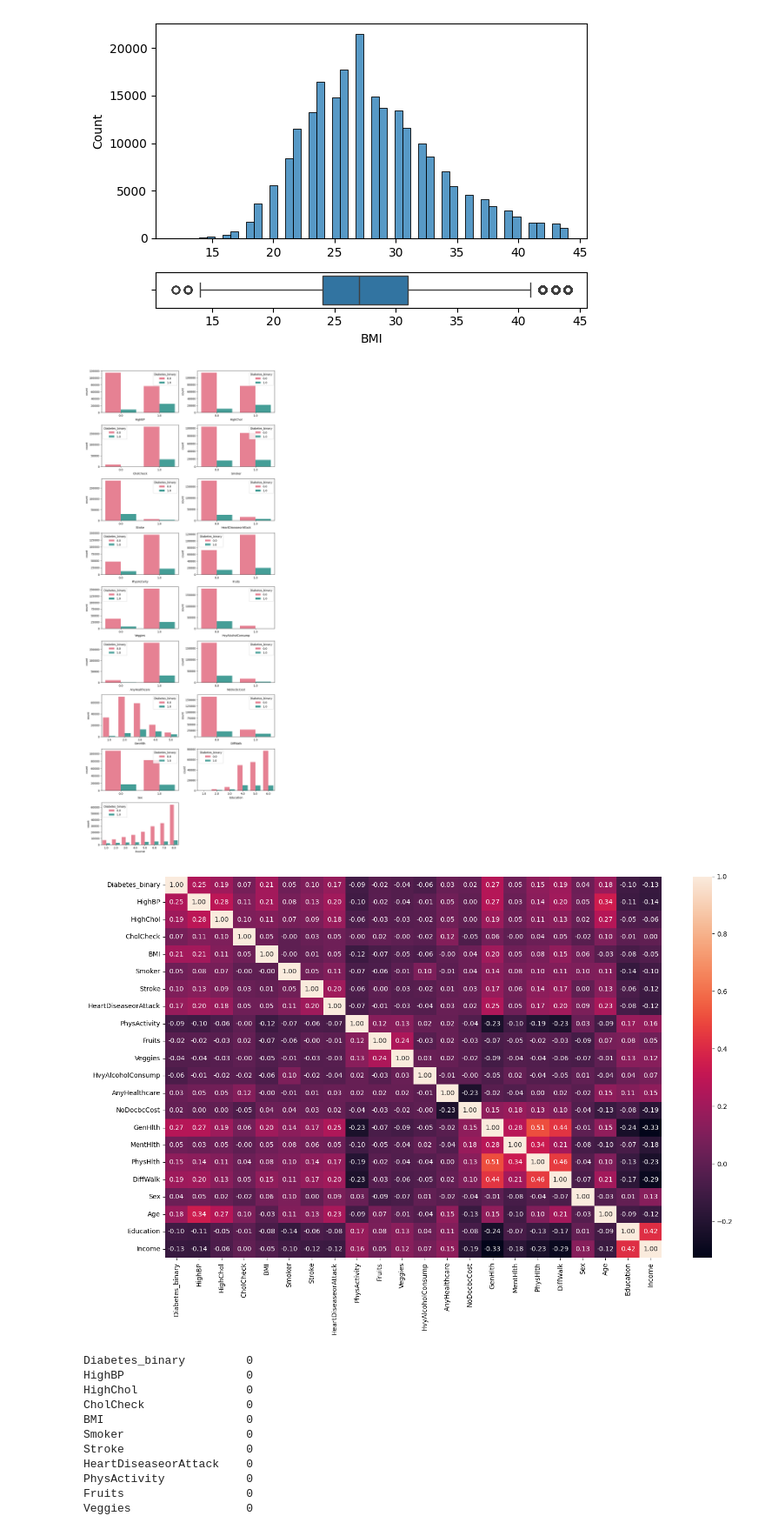
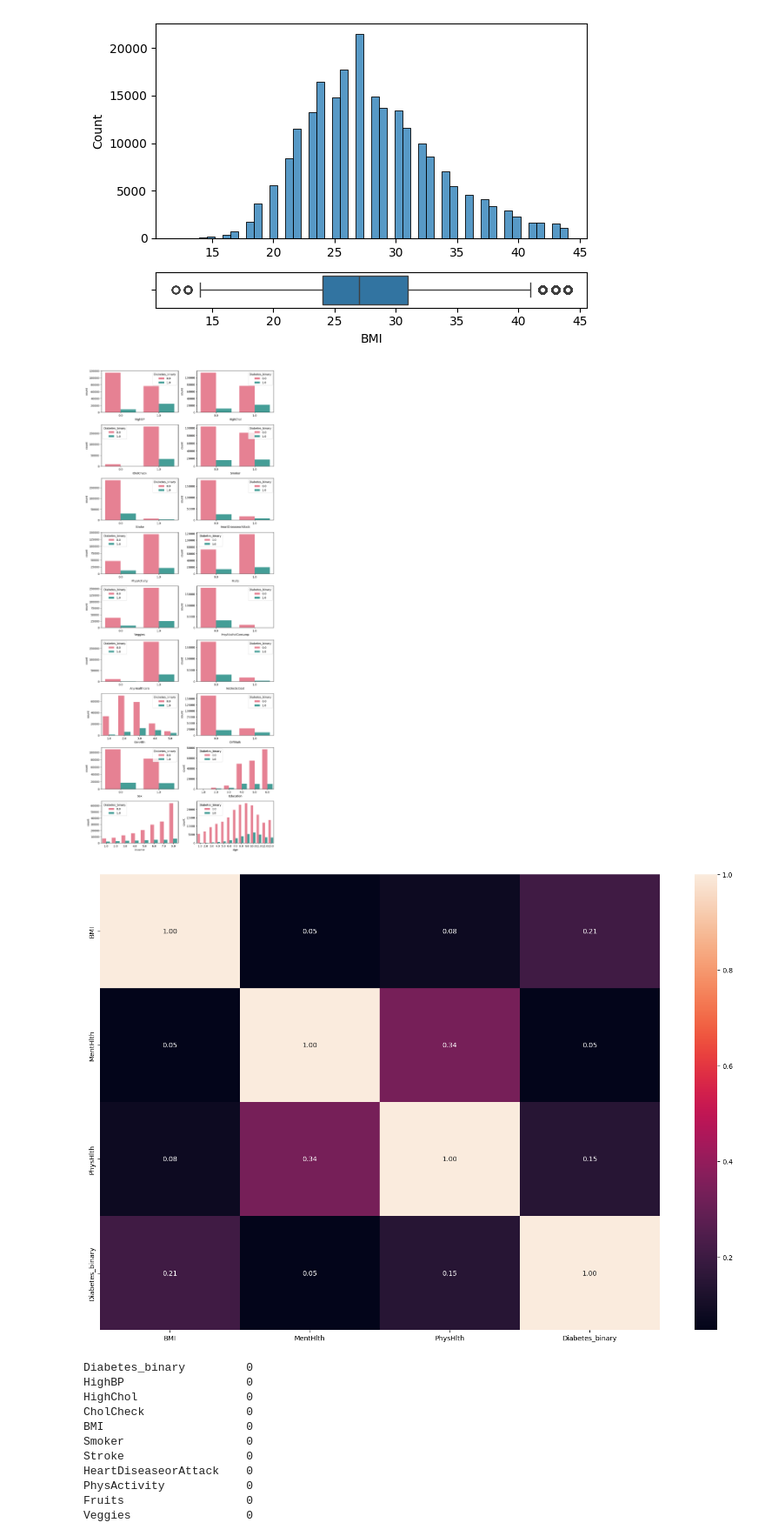
Before and after one commit to 4GeeksAcademy/adriana-proyecto, a Jupyter notebook: src/explore.ipynb, the cells around one changed output. Shown: that part at 87% size. Saved outputs shown, nothing was run; the diff lists cells and outputs as text; code cells hidden in the pictures.

```diff
--- a/src/explore.ipynb
+++ b/src/explore.ipynb
@@ -248,8 +264,7 @@ sns.countplot(ax = axis[7, 1], data = df, x = "Education", palette='husl', hue=
 
 sns.countplot(ax = axis[8, 0], data = df, x = "Income", palette='husl', hue= "Diabetes_binary", legend=True)
 
-# Delete axis
-axis[8, 1].axis("off")
+sns.countplot(ax = axis[8, 1], data = df, x = "Age", palette='husl', hue= "Diabetes_binary", legend=True)
 
 
 # Adjust the Layout
@@ -258,21 +273,23 @@ plt.tight_layout()
 # Display the Plot
 plt.show()
 # %% [output]
-[figure, old version]
+[figure, new version]
 # %%
 # Complete Numerical - Categorical Analysis
 
 fig, axis = plt.subplots(figsize = (15, 10))
 
-sns.heatmap(df.corr(), annot = True, fmt = ".2f")
+col_nums = ["BMI", "MentHlth", "PhysHlth", "Diabetes_binary"]
+
+sns.heatmap(df[col_nums].corr(), annot = True, fmt = ".2f")
 
 # Adjust the Layout
 plt.tight_layout()
 
 # Display the Plot
 plt.show()
 # %% [output]
-[figure, old version]
+[figure, new version]
 # %%
 df.isnull().sum().sort_values(ascending=False)
 # %% [output]
```
Also changed, not shown: parts of 8 cells of this notebook.
